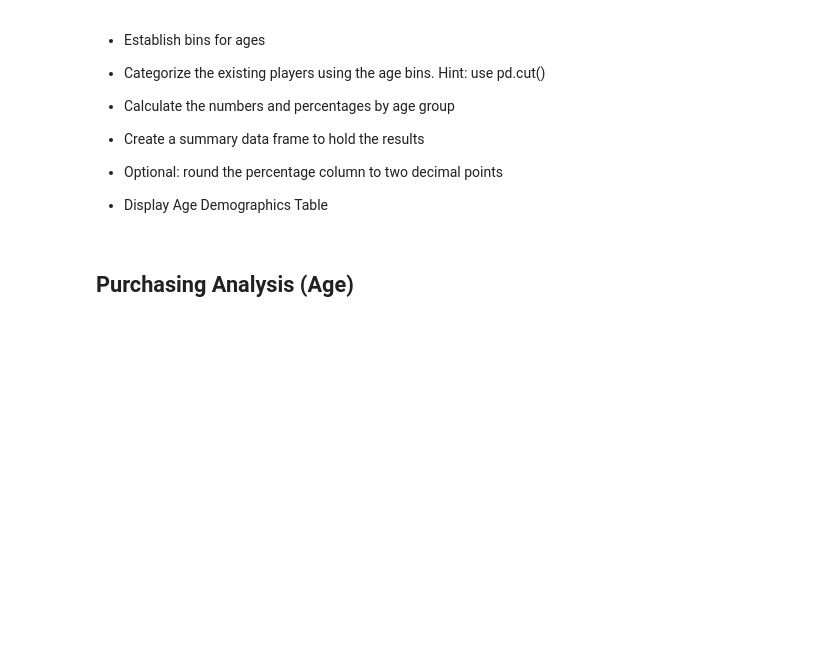
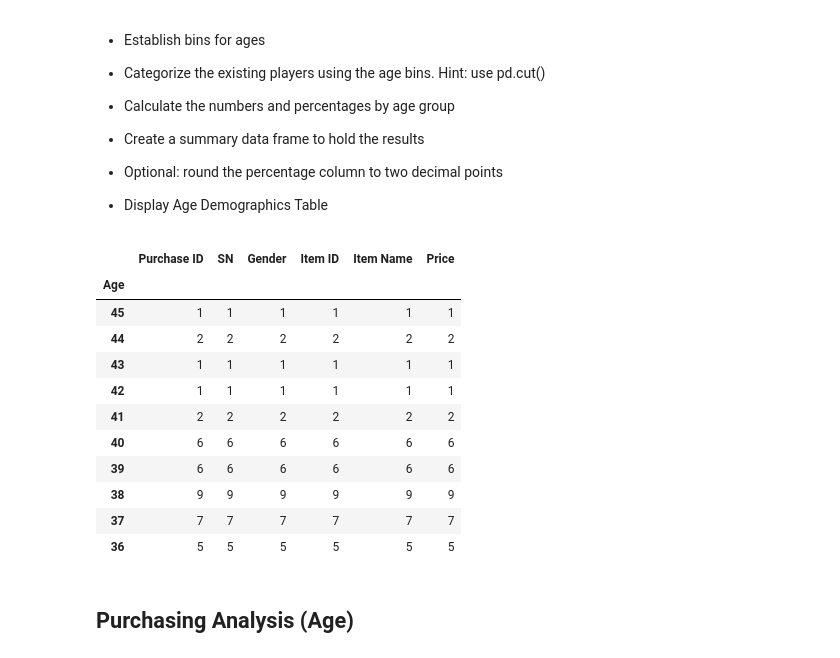
Before and after one commit to aadeba5/pandas-challenge, a Jupyter notebook: 04-Pandas/Instructions/HeroesOfPymoli/HeroesOfPymoli_starter.ipynb, the cells around one changed output. Cells and saved outputs as stored; diff of their text form; code cells hidden in the pictures; blank space fills up the shorter version.

```diff
--- a/04-Pandas/Instructions/HeroesOfPymoli/HeroesOfPymoli_starter.ipynb
+++ b/04-Pandas/Instructions/HeroesOfPymoli/HeroesOfPymoli_starter.ipynb
@@ -223,6 +342,23 @@ Name: 0, dtype: object
 
 
 * Display Age Demographics Table
+# %%
+Players_Age = df.groupby(["Age"]).count().sort_values(by='Age',
+                      ascending=False)
+Players_Age.head(10)
+# %% [output]
+|  | Purchase ID | SN | Gender | Item ID | Item Name | Price |
+| Age |  |  |  |  |  |  |
+| 45 | 1 | 1 | 1 | 1 | 1 | 1 |
+| 44 | 2 | 2 | 2 | 2 | 2 | 2 |
+| 43 | 1 | 1 | 1 | 1 | 1 | 1 |
+| 42 | 1 | 1 | 1 | 1 | 1 | 1 |
+| 41 | 2 | 2 | 2 | 2 | 2 | 2 |
+| 40 | 6 | 6 | 6 | 6 | 6 | 6 |
+| 39 | 6 | 6 | 6 | 6 | 6 | 6 |
+| 38 | 9 | 9 | 9 | 9 | 9 | 9 |
+| 37 | 7 | 7 | 7 | 7 | 7 | 7 |
+| 36 | 5 | 5 | 5 | 5 | 5 | 5 |
 # %% [markdown]
 ## Purchasing Analysis (Age)
 # %% [markdown]
```
Also changed, not shown: parts of 17 cells of this notebook.
